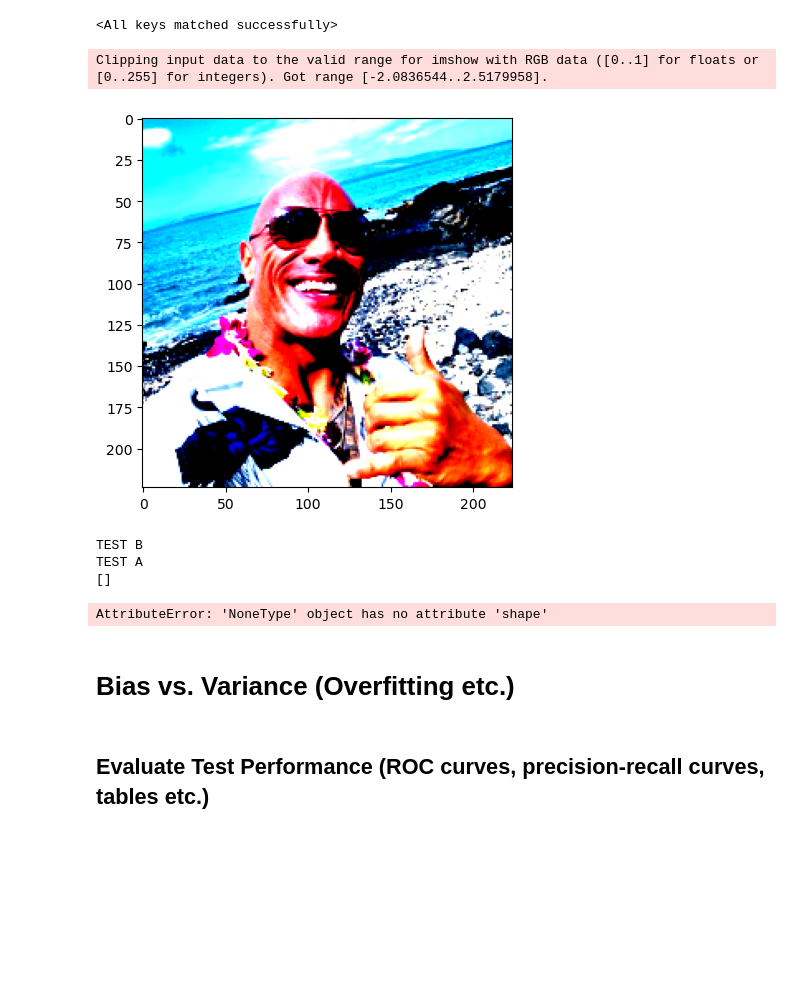
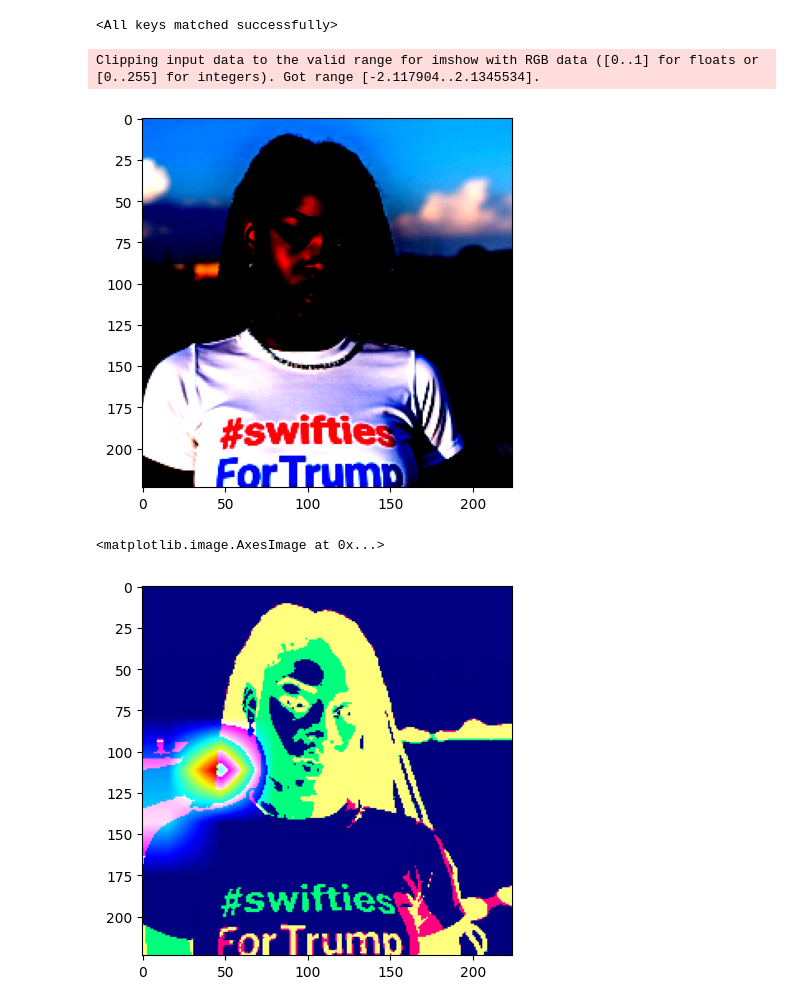
Before and after one commit to Deepfake-Detection-KKO/deepfake-detection, a Jupyter notebook: error_analysis.ipynb, the cells around one changed output. Saved outputs shown, nothing was run; the diff lists cells and outputs as text; code cells hidden in the pictures; blank space fills up the shorter version.

```diff
--- a/error_analysis.ipynb
+++ b/error_analysis.ipynb
@@ -63,14 +63,15 @@ test_data_loader = DataLoader(test_data, batch_size = 32, shuffle = False)
 # %%
 batch_X, batch_y, batch_filenames = next(iter(test_data_loader))
 # %%
-plt.imshow(np.transpose(batch_X[0], (1,2,0)))
+plt.imshow(np.transpose(batch_X[1], (1,2,0)))
 plt.show()
 # %% [output]
-Clipping input data to the valid range for imshow with RGB data ([0..1] for floats or [0..255] for integers). Got range [-2.0836544..2.5179958].
+Clipping input data to the valid range for imshow with RGB data ([0..1] for floats or [0..255] for integers). Got range [-2.117904..2.1345534].
-[figure, old version]
+[figure, new version]
 # %%
-rgb_img = cv2.imread(os.path.join('Deepfake-Eval-2024/image-data/',batch_filenames[0]), 1)[:, :, ::-1]
-rgb_img = np.float32(rgb_img) / 255
+# rgb_img = cv2.imread(os.path.join('Deepfake-Eval-2024/image-data/',batch_filenames[0]), 1)[:, :, ::-1]
+# rgb_img = np.float32(rgb_img) / 255
+rgb_img = np.float32(np.transpose(batch_X[1].numpy(), (1,2,0))) / 255
 
 from pytorch_grad_cam import GradCAM, HiResCAM, ScoreCAM, GradCAMPlusPlus, AblationCAM, XGradCAM, EigenCAM, FullGrad
 from pytorch_grad_cam.utils.model_targets import ClassifierOutputTarget
@@ -92,10 +93,3 @@ with GradCAM(model=resnet_model, target_layers=target_layers) as cam:
   visualization = show_cam_on_image(rgb_img, grayscale_cam, use_rgb=True)
   # You can also get the model outputs without having to redo inference
   model_outputs = cam.outputs
-# %% [output]
-TEST B
-TEST A
-[]
-AttributeError: 'NoneType' object has no attribute 'shape'
-# %% [markdown]
-# Bias vs. Variance (Overfitting etc.)
@@ -125,2 +95,0 @@ plt.show()
-# %% [markdown]
-## Evaluate Test Performance (ROC curves, precision-recall curves, tables etc.)
@@ -136,0 +96,5 @@ test_roc_auc, test_pr_auc, test_pr_auc, test_accuracy
+# %%
+plt.imshow(visualization)
+# %% [output]
+<matplotlib.image.AxesImage at 0x...>
+[figure, added]
```
Also changed, not shown: parts of 9 cells of this notebook.
